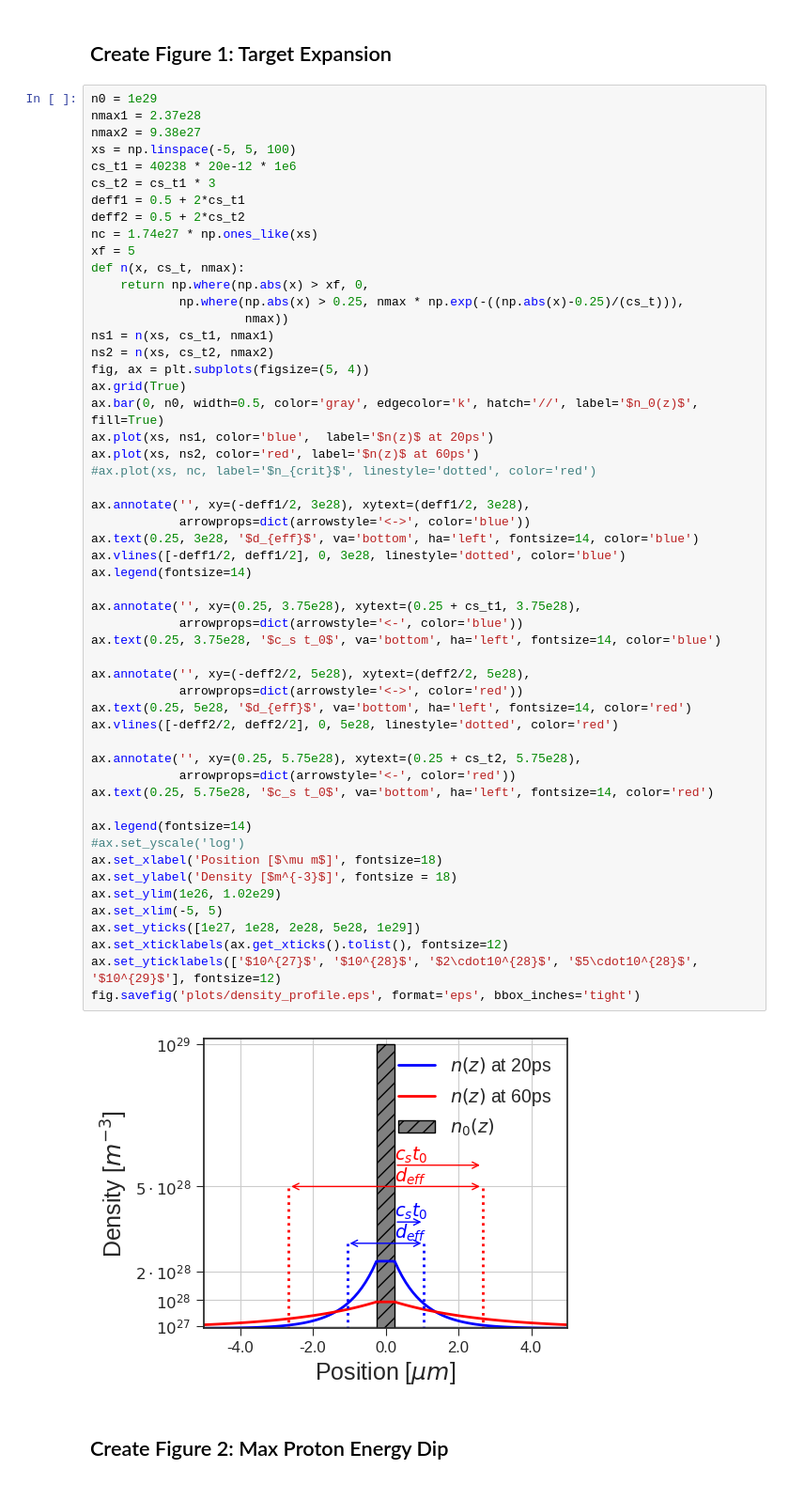
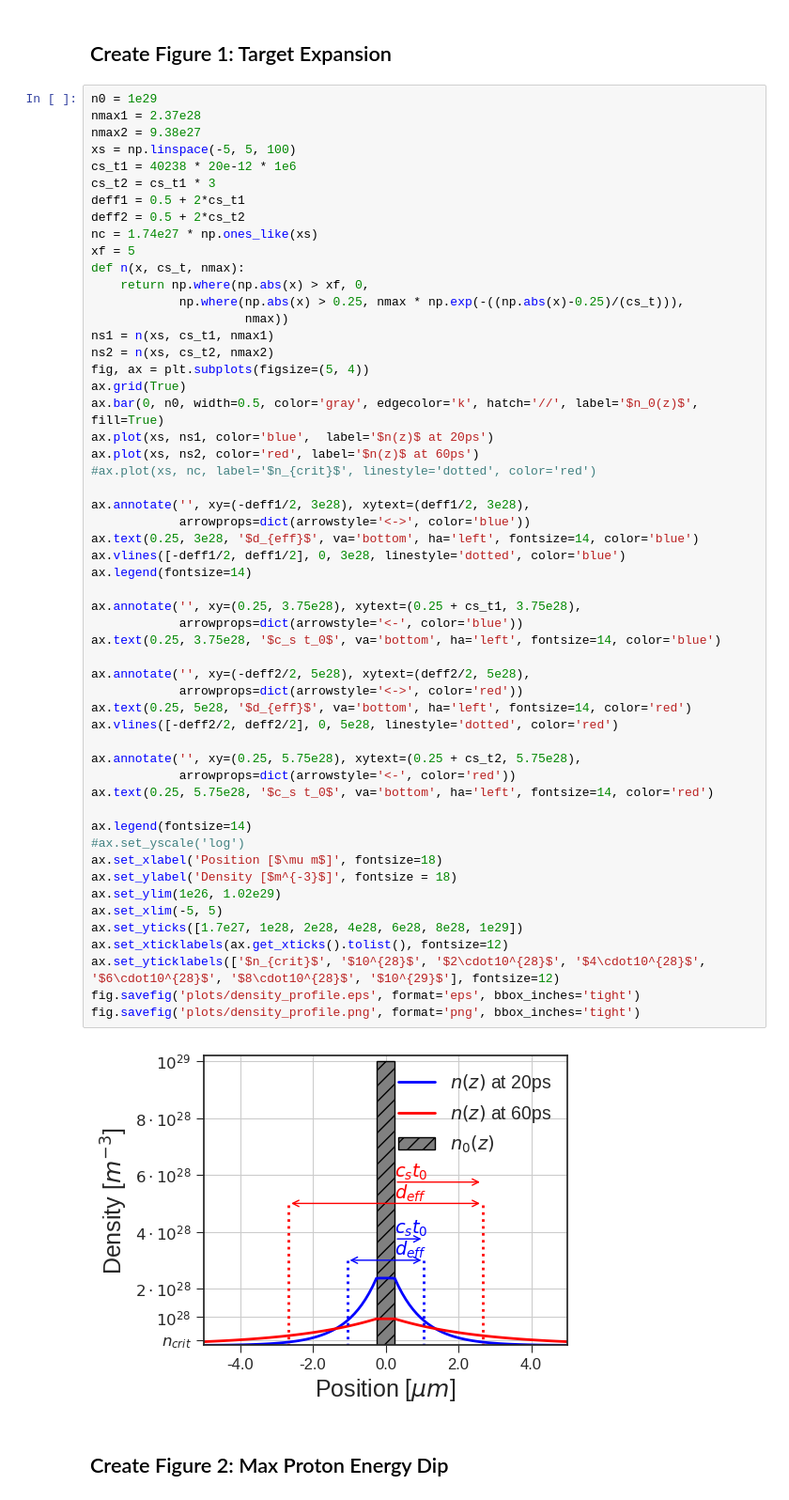
Before and after one commit to ronak-n-desai/fuchs-ml-v3, a Jupyter notebook: datasets/miscellaneous_figures.ipynb, the cells around one changed output. Shown at 94% size. Drawn from its saved outputs; the diff is of its cells as text.

```diff
--- a/datasets/miscellaneous_figures.ipynb
+++ b/datasets/miscellaneous_figures.ipynb
@@ -45,36 +45,37 @@ ax.plot(xs, ns2, color='red', label='$n(z)$ at 60ps')
 #ax.plot(xs, nc, label='$n_{crit}$', linestyle='dotted', color='red')
 
 ax.annotate('', xy=(-deff1/2, 3e28), xytext=(deff1/2, 3e28),
             arrowprops=dict(arrowstyle='<->', color='blue'))
 ax.text(0.25, 3e28, '$d_{eff}$', va='bottom', ha='left', fontsize=14, color='blue')
 ax.vlines([-deff1/2, deff1/2], 0, 3e28, linestyle='dotted', color='blue')
 ax.legend(fontsize=14)
 
 ax.annotate('', xy=(0.25, 3.75e28), xytext=(0.25 + cs_t1, 3.75e28),
             arrowprops=dict(arrowstyle='<-', color='blue'))
 ax.text(0.25, 3.75e28, '$c_s t_0$', va='bottom', ha='left', fontsize=14, color='blue')
 
 ax.annotate('', xy=(-deff2/2, 5e28), xytext=(deff2/2, 5e28),
             arrowprops=dict(arrowstyle='<->', color='red'))
 ax.text(0.25, 5e28, '$d_{eff}$', va='bottom', ha='left', fontsize=14, color='red')
 ax.vlines([-deff2/2, deff2/2], 0, 5e28, linestyle='dotted', color='red')
 
 ax.annotate('', xy=(0.25, 5.75e28), xytext=(0.25 + cs_t2, 5.75e28),
             arrowprops=dict(arrowstyle='<-', color='red'))
 ax.text(0.25, 5.75e28, '$c_s t_0$', va='bottom', ha='left', fontsize=14, color='red')
 
 ax.legend(fontsize=14)
 #ax.set_yscale('log')
 ax.set_xlabel('Position [$\mu m$]', fontsize=18)
 ax.set_ylabel('Density [$m^{-3}$]', fontsize = 18)
 ax.set_ylim(1e26, 1.02e29)
 ax.set_xlim(-5, 5)
-ax.set_yticks([1e27, 1e28, 2e28, 5e28, 1e29])
+ax.set_yticks([1.7e27, 1e28, 2e28, 4e28, 6e28, 8e28, 1e29])
 ax.set_xticklabels(ax.get_xticks().tolist(), fontsize=12)
-ax.set_yticklabels(['$10^{27}$', '$10^{28}$', '$2\cdot10^{28}$', '$5\cdot10^{28}$', '$10^{29}$'], fontsize=12)
+ax.set_yticklabels(['$n_{crit}$', '$10^{28}$', '$2\cdot10^{28}$', '$4\cdot10^{28}$', '$6\cdot10^{28}$', '$8\cdot10^{28}$', '$10^{29}$'], fontsize=12)
 fig.savefig('plots/density_profile.eps', format='eps', bbox_inches='tight')
+fig.savefig('plots/density_profile.png', format='png', bbox_inches='tight')
 # %% [output]
-[figure, old version]
+[figure, new version]
 # %% [markdown]
 ## Create Figure 2: Max Proton Energy Dip
 # %%
```
Also changed, not shown: parts of 6 cells of this notebook, 28 other files.
